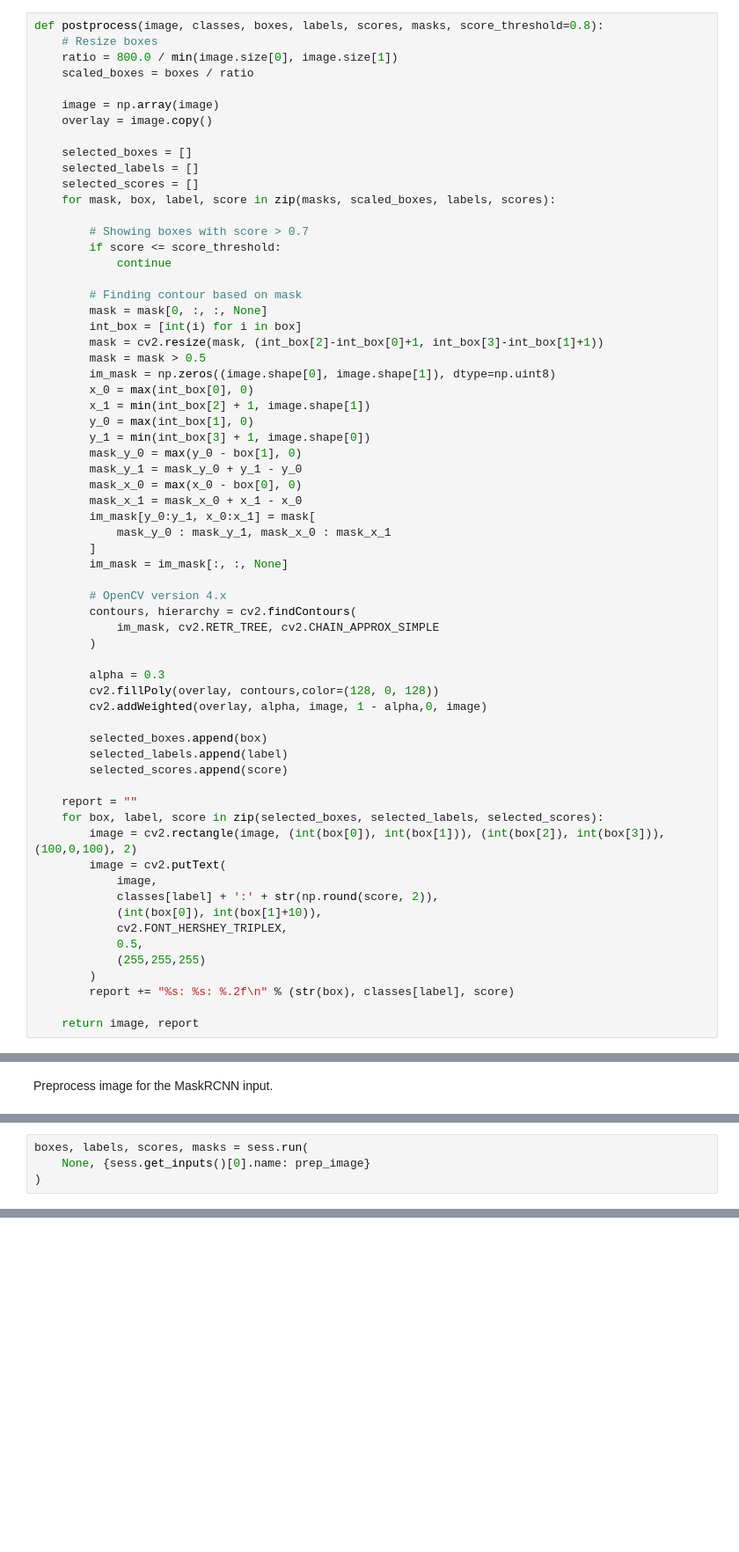
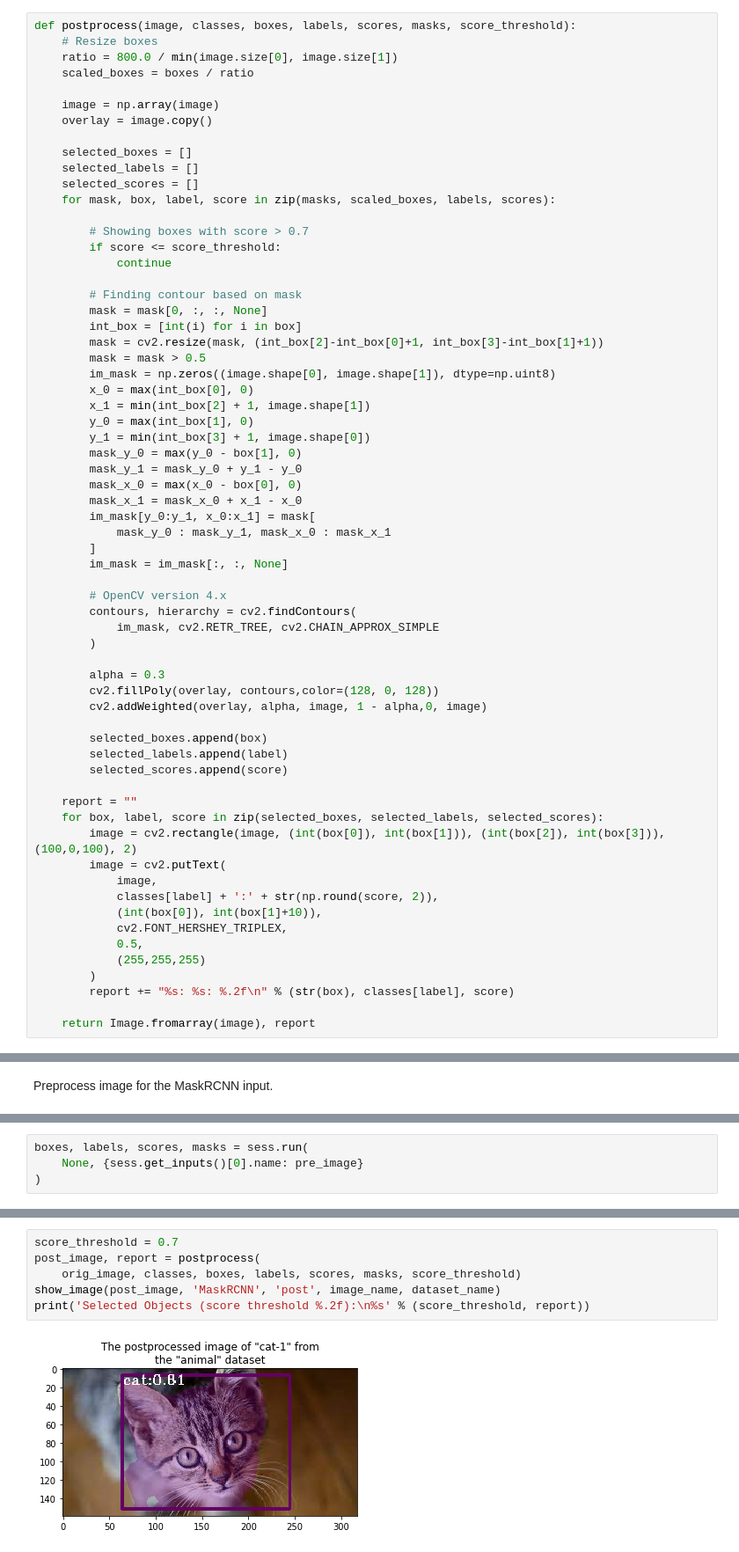
Before and after one commit to mmgalushka/onnx-hello-world, a Jupyter notebook: onnx_maskrcnn.ipynb, the cells around one changed output, grey strips where cells are left out. Shown at 88% size. Cells and saved outputs as stored; diff of their text form; blank space fills up the shorter version.

```diff
--- a/onnx_maskrcnn.ipynb
+++ b/onnx_maskrcnn.ipynb
@@ -98,7 +102,7 @@ def preprocess(image):
 # %% [markdown]
 ### Post-process Image
 # %%
-def postprocess(image, classes, boxes, labels, scores, masks, score_threshold=0.8):
+def postprocess(image, classes, boxes, labels, scores, masks, score_threshold):
     # Resize boxes
     ratio = 800.0 / min(image.size[0], image.size[1])
     scaled_boxes = boxes / ratio
@@ -160,7 +164,7 @@ def postprocess(image, classes, boxes, labels, scores, masks, score_threshold=0.
         )
         report += "%s: %s: %.2f\n" % (str(box), classes[label], score)
 
-    return image, report
+    return Image.fromarray(image), report
 # %% [markdown]
 ## Segment Images
 
@@ -202,4 +194,4 @@ Use ONNX model for segmentation.
 # %%
 boxes, labels, scores, masks = sess.run(
-    None, {sess.get_inputs()[0].name: prep_image}
+    None, {sess.get_inputs()[0].name: pre_image}
 )
@@ -224,0 +200,8 @@ Selected Objects:
+# %%
+score_threshold = 0.7
+post_image, report = postprocess(
+    orig_image, classes, boxes, labels, scores, masks, score_threshold)
+show_image(post_image, 'MaskRCNN', 'post', image_name, dataset_name)
+print('Selected Objects (score threshold %.2f):\n%s' % (score_threshold, report))
+# %% [output]
+[figure, added]
```
Also changed, not shown: parts of 13 cells of this notebook, 8 other files.
